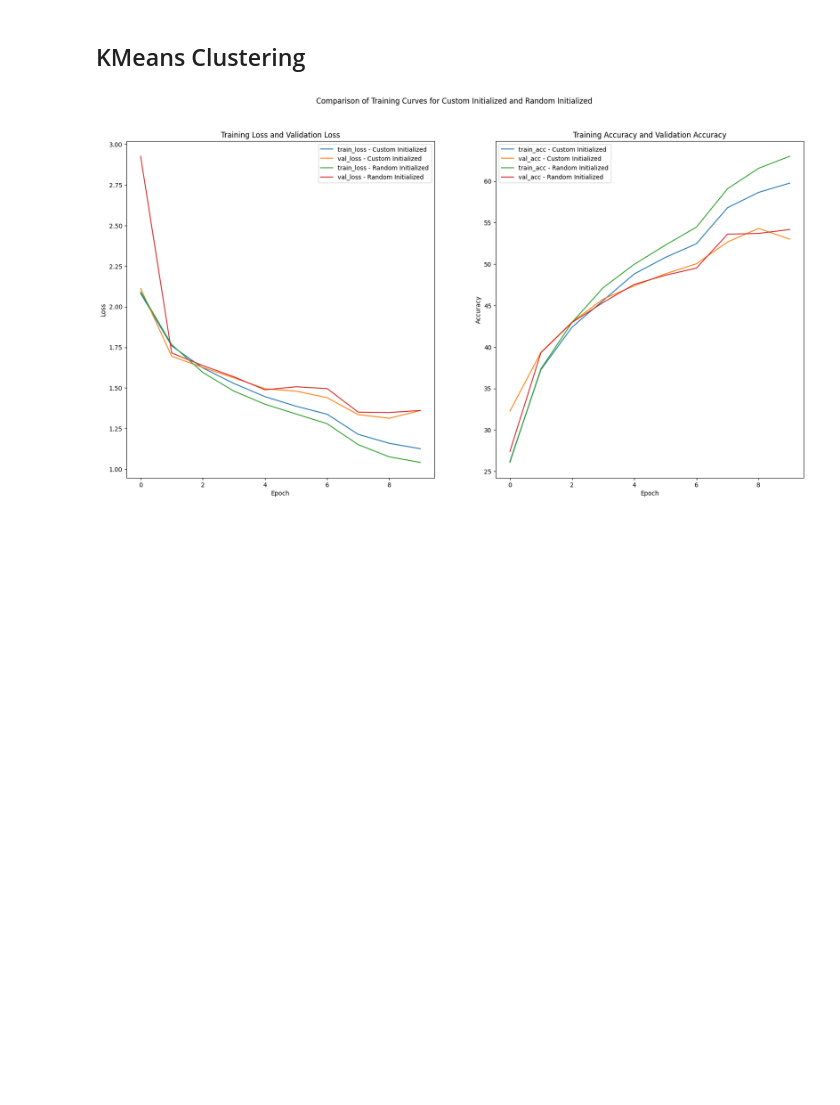
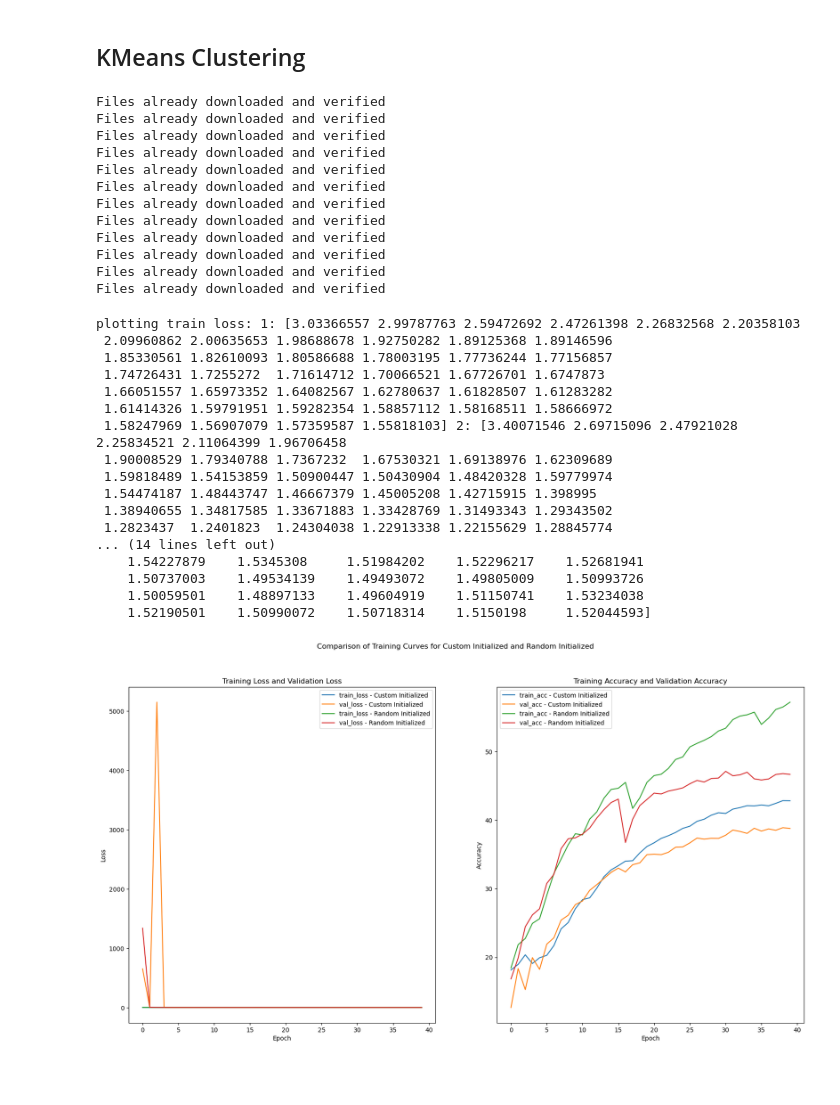
Before and after one commit to janulm/deep-learning-advanced-initialization, a Jupyter notebook: Custom_ResNet18_Clustering.ipynb, the cells around one changed output. Cells and saved outputs as stored; diff of their text form; code cells hidden in the pictures; blank space fills up the shorter version.

Commit message:
tests

```diff
--- a/Custom_ResNet18_Clustering.ipynb
+++ b/Custom_ResNet18_Clustering.ipynb
@@ -288,40 +271,79 @@ def create_initialized_model_kmeans(models_dict):
 ## KMeans Clustering
 # %%
 tupels_to_test = [(10,11),(10,12),(10,13),(11,12),(11,13),(11,14)]
-
+import time
 tracked_custom_params = []
 tracked_random_params = []
 
-trials = 2
+trials = 1
 
-epochs = 10
+epochs = 40
 
-for i in range(trials):
-    for (i,j) in tqdm(tupels_to_test):
-        paths =  [f'./data/subsets/{dataset_name}_superclass_{i}_{j}.beton' for dataset_name in ["train","test"]]
-        loaders, start_time = inf.make_dataloaders(paths[0],paths[1],batch_size=128)
+# Pytorch MPS enabled
+loaders_list = [inf.get_loaders_cifar100_superclass_subsets_pytorch(i,j,batch_size=128,num_workers=3) for i,j in tupels_to_test]
 
+#data_sets_list = [inf.get_dataset_cifar100_superclass_subsets_pytorch(i,j) for i,j in tupels_to_test]
+## FFCV code:
+#loaders_list = [inf.get_loaders_cifar100_superclass_subsets_ffcv(i,j,batch_size=128,device=device) for i,j in tupels_to_test]
 
-        kmeans_clustered_model, random_model = create_initialized_model_kmeans(models_dict)
+for loaders_mps in loaders_list:
+    for i in range(trials):
+        # this is ffcv artifact -> rewritte for pytorch dataloaders
+        #paths =  [f'./data/subsets/{dataset_name}_superclass_{i}_{j}.beton' for dataset_name in ["train","test"]]
+        #loaders, start_time = inf.make_dataloaders_ffcv(paths[0],paths[1],batch_size=128)
+
+        start_time = time.time()
+
+        #kmeans_clustered_model = custom_resnet_18(num_classes=10).to(device)
         #random_model = custom_resnet_18(num_classes=10).to(device)
+        kmeans_clustered_model, _ = create_initialized_model_kmeans(models_dict)
+        random_model = custom_resnet_18(num_classes=10).to(device)
 
+        #inf.train_mps(kmeans_clustered_model,loaders_mps["train"],loaders_mps["test"],epochs,device)
+        kmeans_model, tracked_custom = inf.train(kmeans_clustered_model, loaders_mps, epochs=epochs,lr=0.1, momentum=0.9, tracking_freq=1, reduce_factor=0.5, reduce_patience=5, do_tracking=True, early_stopping_min_epochs=80, early_stopping_patience=5, verbose=False,device=device)
+        r_model, tracked_random =  inf.train(random_model, loaders_mps, epochs=epochs,lr=0.1, momentum=0.9, tracking_freq=1, reduce_factor=0.5, reduce_patience=5, do_tracking=True, early_stopping_min_epochs=80, early_stopping_patience=5, verbose=False,device=device)
+        tracked_custom_params.append(tracked_custom)
+        tracked_random_params.append(tracked_random)
 
-        kmeans_model, tracked_params_kmeans = inf.train(kmeans_clustered_model, loaders,lr=0.01,momentum=0.9,epochs=epochs,tracking_freq=1,reduce_factor=0.5,reduce_patience=5,do_tracking=True,early_stopping_min_epochs=150,early_stopping_patience=5,verbose=False)
-        r_model, tracked_params_random = inf.train(random_model, loaders,lr=0.01,momentum=0.9,epochs=epochs,tracking_freq=1,reduce_factor=0.5,reduce_patience=5,do_tracking=True,early_stopping_min_epochs=150,early_stopping_patience=5,verbose=False)
+        del r_model, kmeans_model, start_time, kmeans_clustered_model, random_model
 
-        tracked_custom_params.append(tracked_params_kmeans)
-        tracked_random_params.append(tracked_params_random)
-
-        del r_model, kmeans_model, loaders, start_time
-        torch.cuda.empty_cache()
 
 # print out the average results
 
 custom_params = inf.list_tracked_params_to_avg(tracked_custom_params)
 random_params = inf.list_tracked_params_to_avg(tracked_random_params)
 
 inf.plot_trainings(custom_params,random_params,"Custom Initialized","Random Initialized")
 # %% [output]
+Files already downloaded and verified
+Files already downloaded and verified
+Files already downloaded and verified
+Files already downloaded and verified
+Files already downloaded and verified
+Files already downloaded and verified
+Files already downloaded and verified
+Files already downloaded and verified
+Files already downloaded and verified
+Files already downloaded and verified
+Files already downloaded and verified
+Files already downloaded and verified
+plotting train loss: 1: [3.03366557 2.99787763 2.59472692 2.47261398 2.26832568 2.20358103
+ 2.09960862 2.00635653 1.98688678 1.92750282 1.89125368 1.89146596
+ 1.85330561 1.82610093 1.80586688 1.78003195 1.77736244 1.77156857
+ 1.74726431 1.7255272  1.71614712 1.70066521 1.67726701 1.6747873
+ 1.66051557 1.65973352 1.64082567 1.62780637 1.61828507 1.61283282
+ 1.61414326 1.59791951 1.59282354 1.58857112 1.58168511 1.58666972
+ 1.58247969 1.56907079 1.57359587 1.55818103] 2: [3.40071546 2.69715096 2.47921028 2.25834521 2.11064399 1.96706458
+ 1.90008529 1.79340788 1.7367232  1.67530321 1.69138976 1.62309689
+ 1.59818489 1.54153859 1.50900447 1.50430904 1.48420328 1.59779974
+ 1.54474187 1.48443747 1.46667379 1.45005208 1.42715915 1.398995
+ 1.38940655 1.34817585 1.33671883 1.33428769 1.31493343 1.29343502
+ 1.2823437  1.2401823  1.24304038 1.22913338 1.22155629 1.28845774
+... (14 lines left out)
+    1.54227879    1.5345308     1.51984202    1.52296217    1.52681941
+    1.50737003    1.49534139    1.49493072    1.49805009    1.50993726
+    1.50059501    1.48897133    1.49604919    1.51150741    1.53234038
+    1.52190501    1.50990072    1.50718314    1.5150198     1.52044593]
-[figure, old version]
+[figure, new version]
 # %% [markdown]
 #
```
Also changed, not shown: parts of 5 cells of this notebook, 3 other files.
